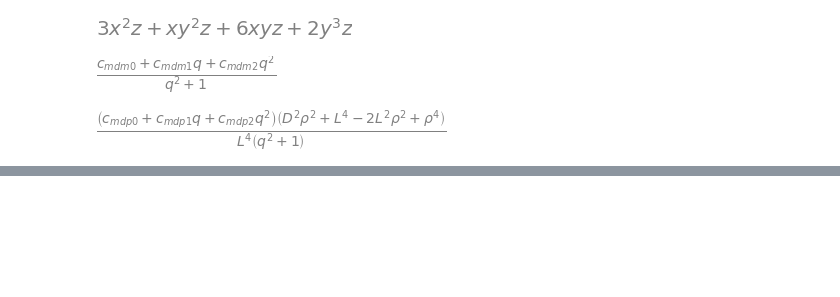
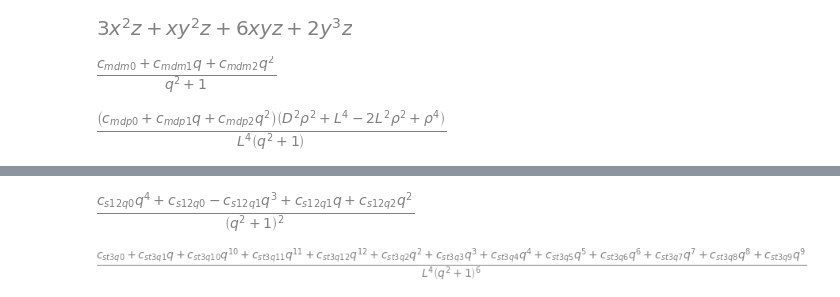
Before and after one commit to emilemarcotte/dubins2circle2set, a Jupyter notebook: RSLS_sympy.ipynb, the cells around one changed output, grey strips where cells are left out. Saved outputs shown, nothing was run; the diff lists cells and outputs as text; code cells hidden in the pictures; blank space fills up the shorter version.

```diff
--- a/RSLS_sympy.ipynb
+++ b/RSLS_sympy.ipynb
@@ -317,0 +293,67 @@ c_st1_2_num
+# %%
+### Square c_s1
+
+c_s1 = v_tx*m_minus_x + v_ty*m_minus_y
+c_s1 = collect(factor(expand(c_s1)), q)
+
+c_s1_2 = c_s1**2
+c_s1_2_num, c_s1_2_denom = c_s1_2.as_numer_denom()
+c_s1_2_num = collect(expand(c_s1_2_num), q)
+
+c_s1_2_q0, c_s1_2_q1, c_s1_2_q2 = symbols(
+    "c_s1_2_q0, c_s1_2_q1, c_s1_2_q2")
+c_s1_2_q0t = c_s1_2_num.coeff(q,0)
+c_s1_2_q1t = c_s1_2_num.coeff(q,1)
+c_s1_2_q2t = c_s1_2_num.coeff(q,2)
+subs = dict(zip([c_s1_2_q1t, c_s1_2_q2t, c_s1_2_q0t],
+                [c_s1_2_q1, c_s1_2_q2, c_s1_2_q0]))
+c_s1_2_num = c_s1_2_num.subs(subs) # order 4, but terms 3 and 4 are the same as -1 and 0.
+
+c_s1_2 = c_s1_2_num/c_s1_2_denom
+
+# c_s1
+c_s1_2
+# c_s1_2_num
+# c_s1_2_denom
+# %% [output]
+[figure, added]
+# %%
+### Manage c_st3
+
+c_st3 = c_s1_2*c_st2*m_d_plus
+c_st3_num, c_st3_denom = c_st3.as_numer_denom()
+
+# Replace D**2, L**2 and L**4 with their respective values
+c_st3_num = c_st3_num.xreplace({D**2: D_2, L**2: L_2, L**4: L_4})
+c_st3_num = factor(c_st3_num)
+c_st3_num_num, c_st3_num_denom = c_st3_num.as_numer_denom()
+c_st3_num_num = collect(expand(c_st3_num_num), q) # looks like order 12
+
+# Assemble the coefficients of the qs
+c_st3_q0, c_st3_q1, c_st3_q2, c_st3_q3, c_st3_q4, c_st3_q5, c_st3_q6, c_st3_q7, c_st3_q8, c_st3_q9, c_st3_q10, c_st3_q11, c_st3_q12 = symbols(
+    "c_st3_q0, c_st3_q1, c_st3_q2, c_st3_q3, c_st3_q4, c_st3_q5, c_st3_q6, c_st3_q7, c_st3_q8, c_st3_q9, c_st3_q10, c_st3_q11, c_st3_q12")
+c_st3_q0t = c_st3_num_num.coeff(q,0)
+c_st3_q1t = c_st3_num_num.coeff(q,1)
+c_st3_q2t = c_st3_num_num.coeff(q,2)
+c_st3_q3t = c_st3_num_num.coeff(q,3)
+c_st3_q4t = c_st3_num_num.coeff(q,4)
+c_st3_q5t = c_st3_num_num.coeff(q,5)
+c_st3_q6t = c_st3_num_num.coeff(q,6)
+c_st3_q7t = c_st3_num_num.coeff(q,7)
+c_st3_q8t = c_st3_num_num.coeff(q,8)
+c_st3_q9t = c_st3_num_num.coeff(q,9)
+c_st3_q10t = c_st3_num_num.coeff(q,10)
+c_st3_q11t = c_st3_num_num.coeff(q,11)
+c_st3_q12t = c_st3_num_num.coeff(q,12)
+subs = dict(zip([c_st3_q0t, c_st3_q1t, c_st3_q2t, c_st3_q3t, c_st3_q4t, c_st3_q5t, c_st3_q6t, c_st3_q7t, c_st3_q8t, c_st3_q9t, c_st3_q10t, c_st3_q11t, c_st3_q12t],
+                [c_st3_q0, c_st3_q1, c_st3_q2, c_st3_q3, c_st3_q4, c_st3_q5, c_st3_q6, c_st3_q7, c_st3_q8, c_st3_q9, c_st3_q10, c_st3_q11, c_st3_q12]))
+c_st3_num_num = c_st3_num_num.subs(subs)
+c_st3_num = c_st3_num_num/c_st3_num_denom
+
+c_st3 = c_st3_num/c_st3_denom
+
+# c_st2
+c_st3
+# c_st3_num
+# %% [output]
+[figure, added]
```
Also changed, not shown: parts of 9 cells of this notebook.
